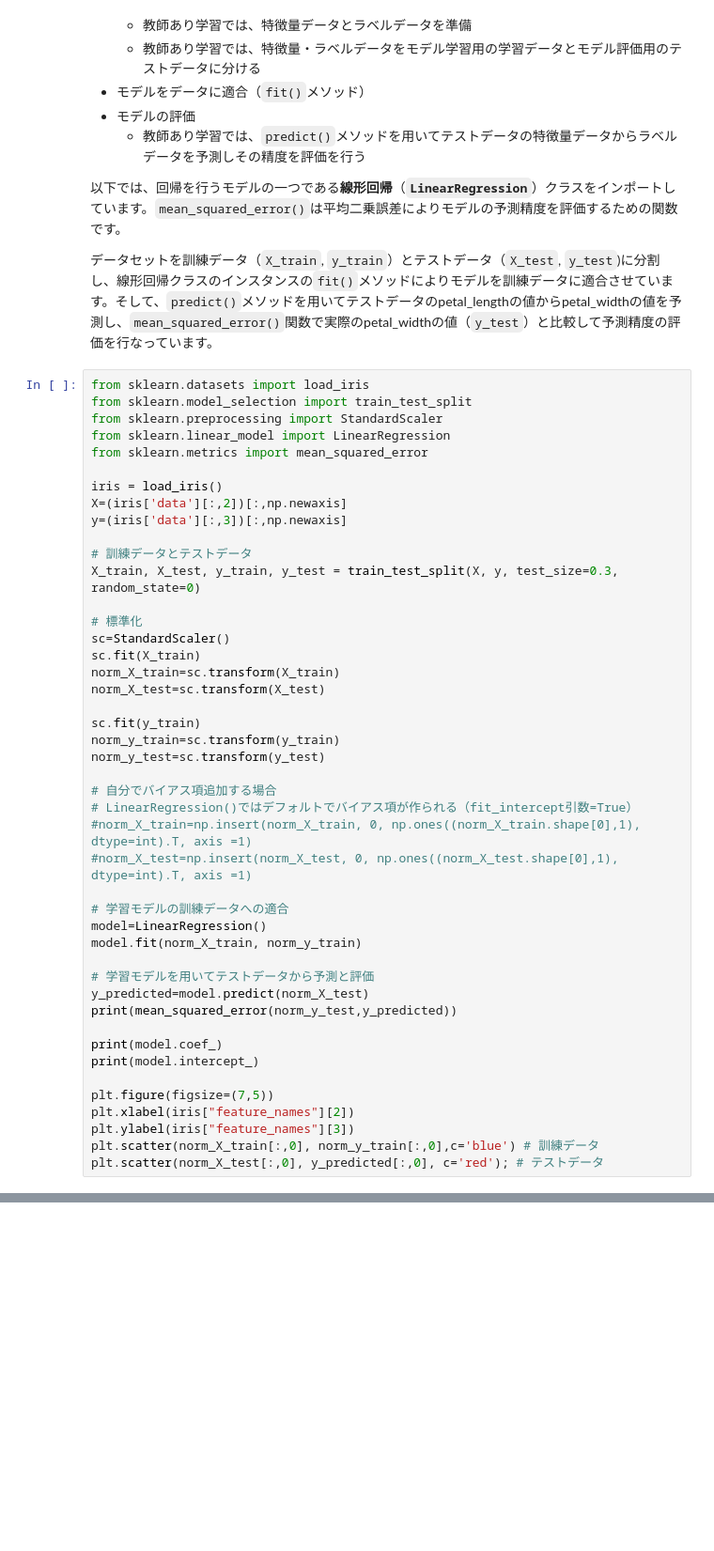
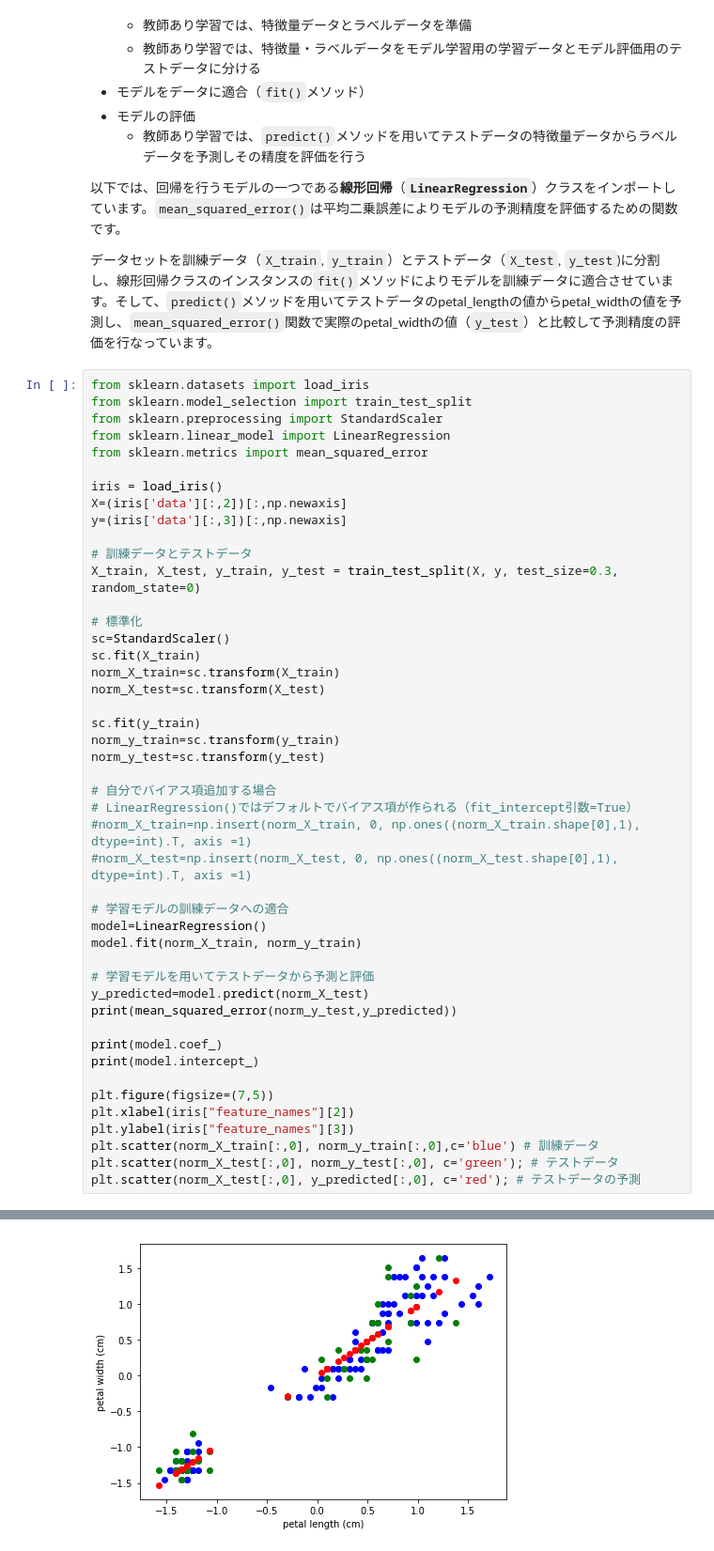
Before and after one commit to ogw-1120/2019S, a Jupyter notebook: ex8/ex8.ipynb, the cells around one changed output, grey strips where cells are left out. Shown at 94% size. Drawn from its saved outputs; the diff is of its cells as text; blank space fills up the shorter version.

```diff
--- a/ex8/ex8.ipynb
+++ b/ex8/ex8.ipynb
@@ -396,4 +396,6 @@ plt.figure(figsize=(7,5))
 plt.xlabel(iris["feature_names"][2])
 plt.ylabel(iris["feature_names"][3])
 plt.scatter(norm_X_train[:,0], norm_y_train[:,0],c='blue') # 訓練データ
-plt.scatter(norm_X_test[:,0], y_predicted[:,0], c='red'); # テストデータ
+plt.scatter(norm_X_test[:,0], norm_y_test[:,0], c='green'); # テストデータ
+plt.scatter(norm_X_test[:,0], y_predicted[:,0], c='red'); # テストデータの予測
+# %% [output]
@@ -399,0 +405 @@ plt.scatter(norm_X_test[:,0], y_predicted[:,0], c='red'); # テストデータ
+[figure, added]
```
Also changed, not shown: parts of 1 cell of this notebook.
